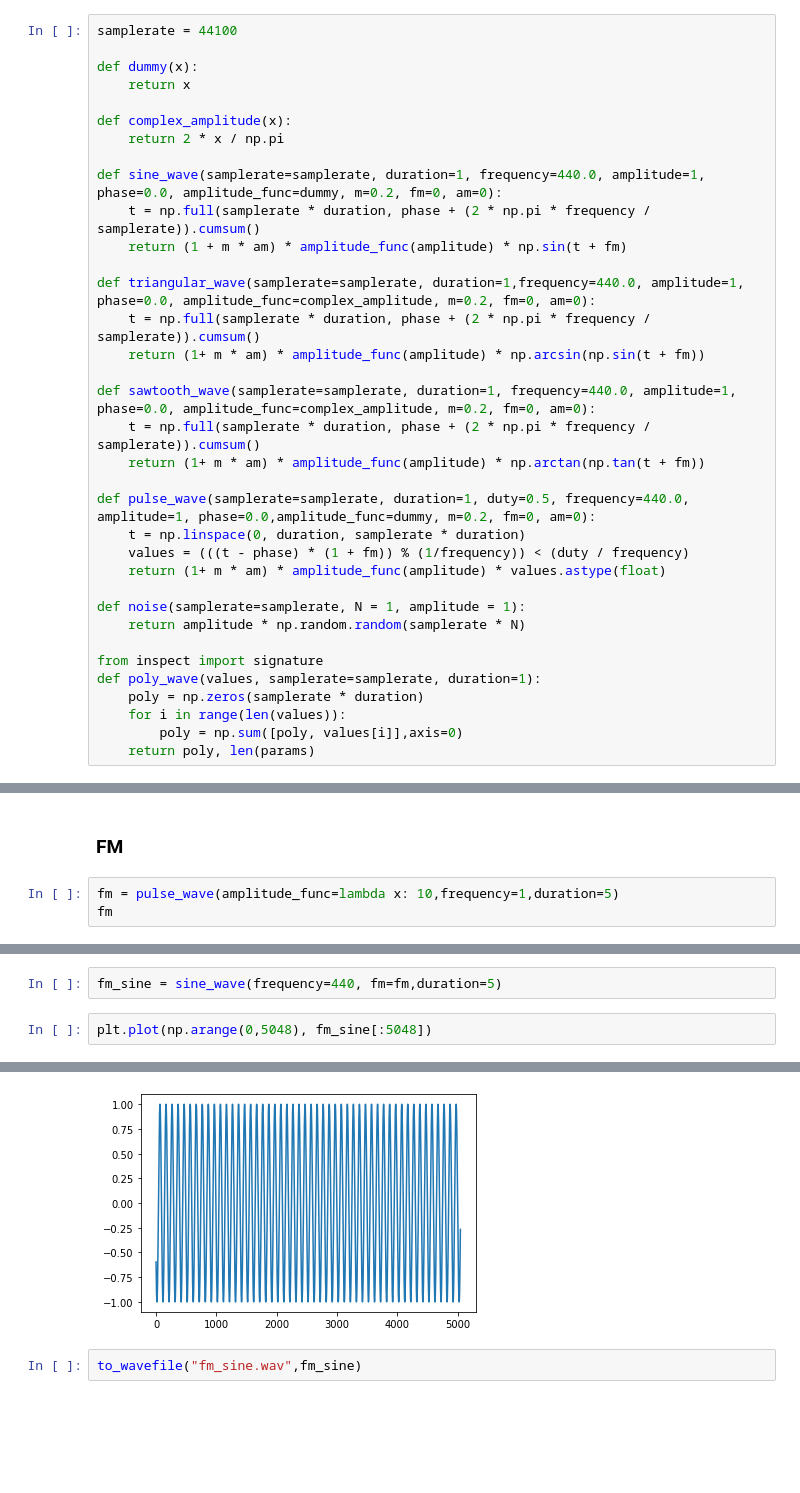
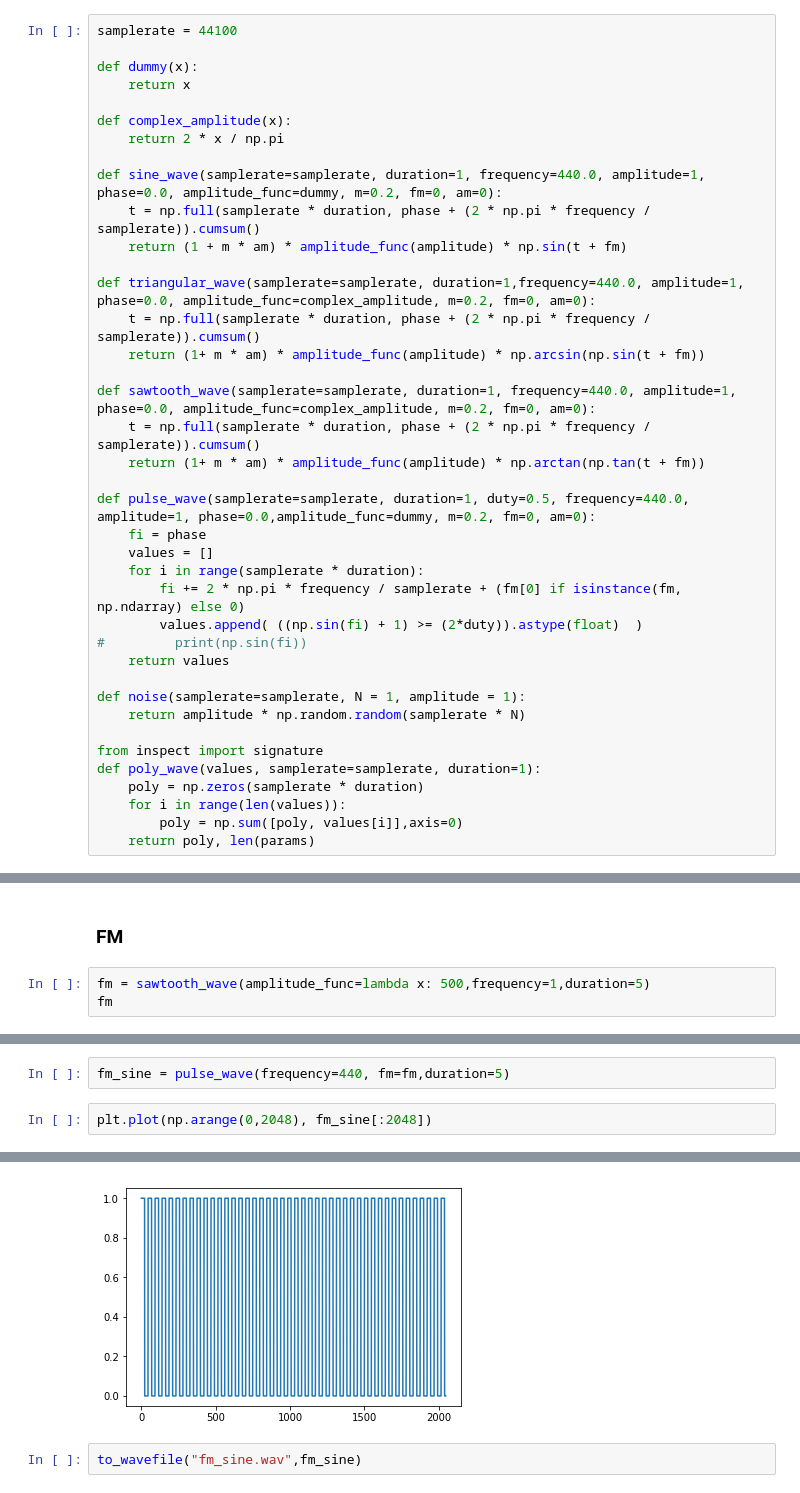
Before and after one commit to Misterion777/dsp, a Jupyter notebook: Lab1/Signals Generator.ipynb, the cells around one changed output, grey strips where cells are left out. Saved outputs shown, nothing was run; the diff lists cells and outputs as text; blank space fills up the shorter version.

```diff
--- a/Lab1/Signals Generator.ipynb
+++ b/Lab1/Signals Generator.ipynb
@@ -32,9 +32,13 @@ def sawtooth_wave(samplerate=samplerate, duration=1, frequency=440.0, amplitude=
     return (1+ m * am) * amplitude_func(amplitude) * np.arctan(np.tan(t + fm))
 
 def pulse_wave(samplerate=samplerate, duration=1, duty=0.5, frequency=440.0, amplitude=1, phase=0.0,amplitude_func=dummy, m=0.2, fm=0, am=0):
-    t = np.linspace(0, duration, samplerate * duration)
-    values = (((t - phase) * (1 + fm)) % (1/frequency)) < (duty / frequency)
-    return (1+ m * am) * amplitude_func(amplitude) * values.astype(float)
+    fi = phase
+    values = []
+    for i in range(samplerate * duration):
+        fi += 2 * np.pi * frequency / samplerate + (fm[0] if isinstance(fm, np.ndarray) else 0)
+        values.append( ((np.sin(fi) + 1) >= (2*duty)).astype(float)  )
+#         print(np.sin(fi))
+    return values
 
 def noise(samplerate=samplerate, N = 1, amplitude = 1):
     return amplitude * np.random.random(samplerate * N)
@@ -185,6 +204,6 @@ display.Audio(url=dirname + 'am_sin.wav')
 # %% [markdown]
 ### FM
 # %%
-fm = pulse_wave(amplitude_func=lambda x: 10,frequency=1,duration=5)
+fm = sawtooth_wave(amplitude_func=lambda x: 500,frequency=1,duration=5)
 fm
 # %% [output]
@@ -192,10 +212,10 @@ array([10., 10., 10., ...,  0.,  0., 10.])
 # %%
-fm_sine = sine_wave(frequency=440, fm=fm,duration=5)
+fm_sine = pulse_wave(frequency=440, fm=fm,duration=5)
 # %%
-plt.plot(np.arange(0,5048), fm_sine[:5048])
+plt.plot(np.arange(0,2048), fm_sine[:2048])
 # %% [output]
 [<matplotlib.lines.Line2D at 0x...>]
-[figure, old version]
+[figure, new version]
 # %%
 to_wavefile("fm_sine.wav",fm_sine)
 # %%
```
Also changed, not shown: parts of 11 cells of this notebook.
